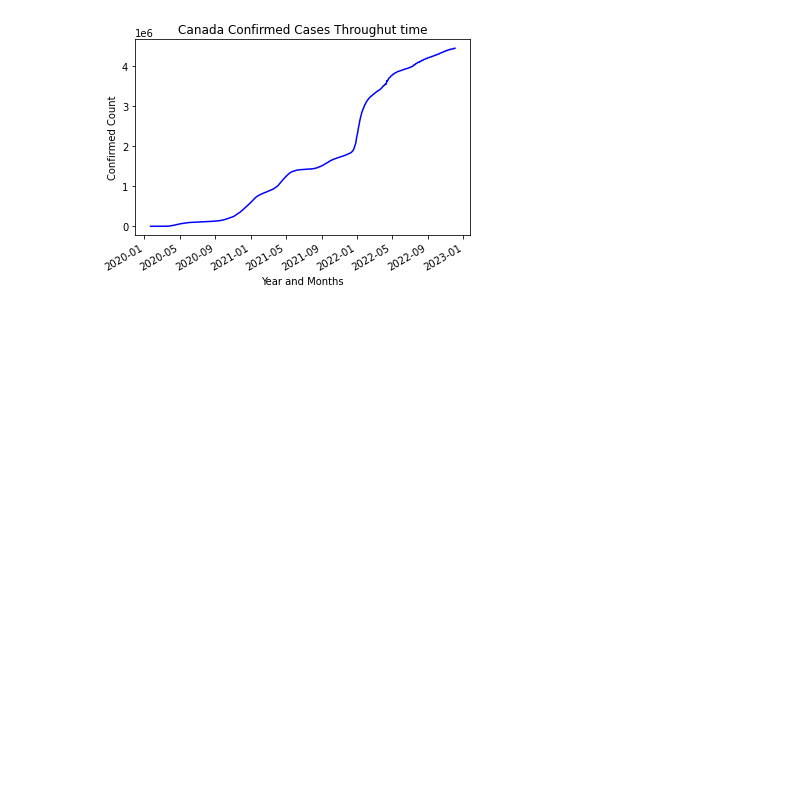
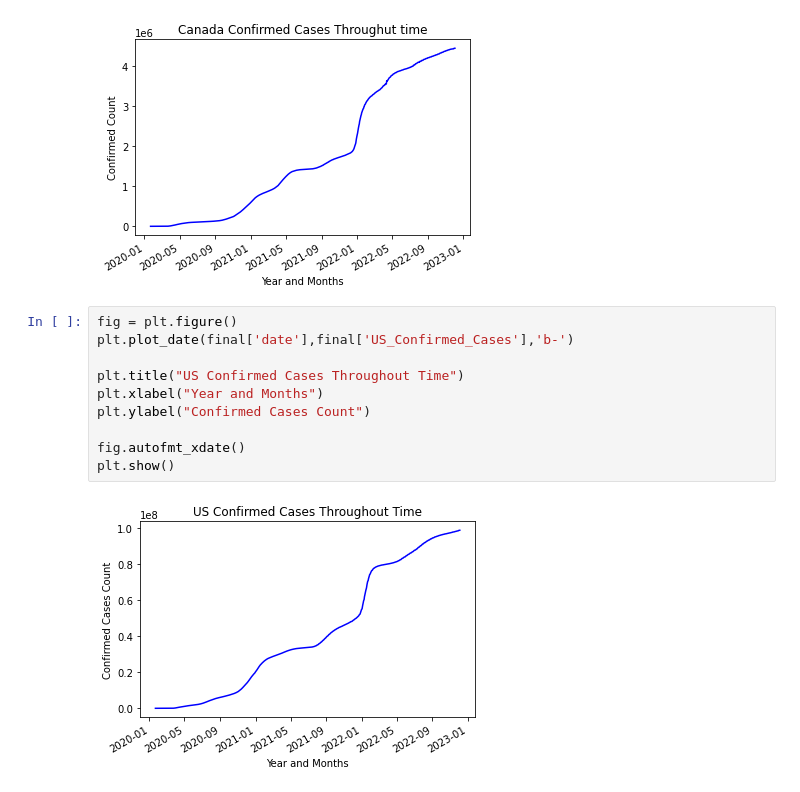
Before and after one commit to AIDA-Saskatchewan-polytechnic/FInal_Project-by-YAM-Group, a Jupyter notebook: FinalProject.ipynb, the cells around one changed output. Cells and saved outputs as stored; diff of their text form; blank space fills up the shorter version.

Commit message:
US Confirmed Cases Throughout Time Graph

```diff
--- a/FinalProject.ipynb
+++ b/FinalProject.ipynb
@@ -300,3 +300,15 @@ fig.autofmt_xdate()
 plt.show()
 # %% [output]
 [figure]
+# %%
+fig = plt.figure()
+plt.plot_date(final['date'],final['US_Confirmed_Cases'],'b-')
+
+plt.title("US Confirmed Cases Throughout Time")
+plt.xlabel("Year and Months")
+plt.ylabel("Confirmed Cases Count")
+
+fig.autofmt_xdate()
+plt.show()
+# %% [output]
+[figure, added]
```
